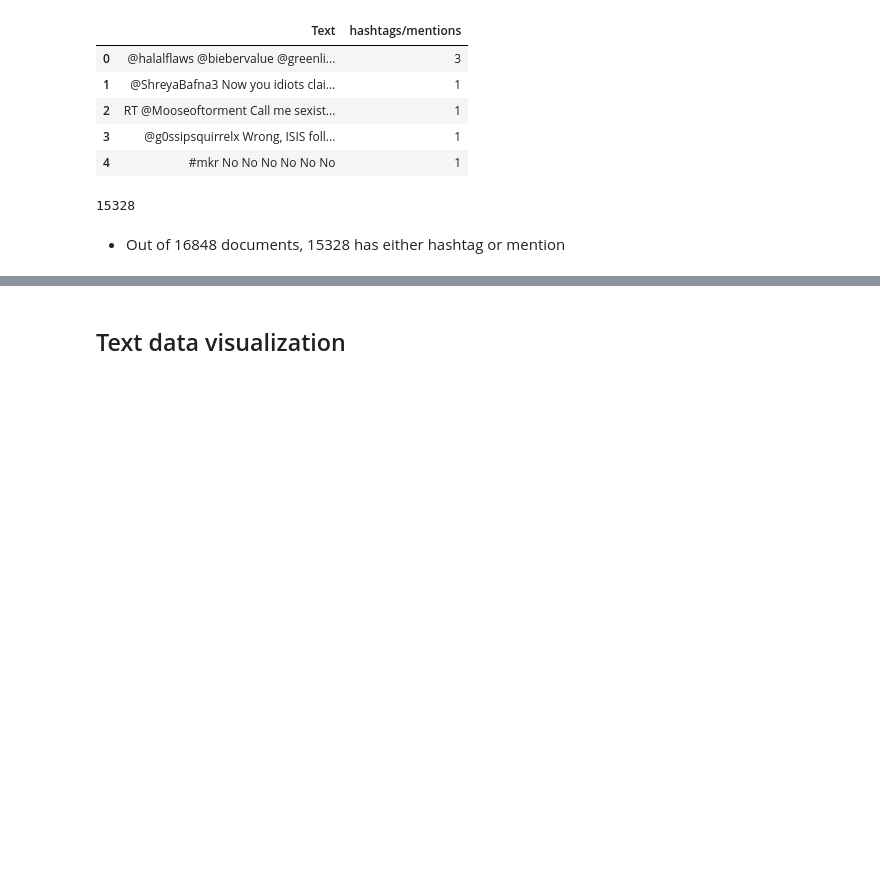
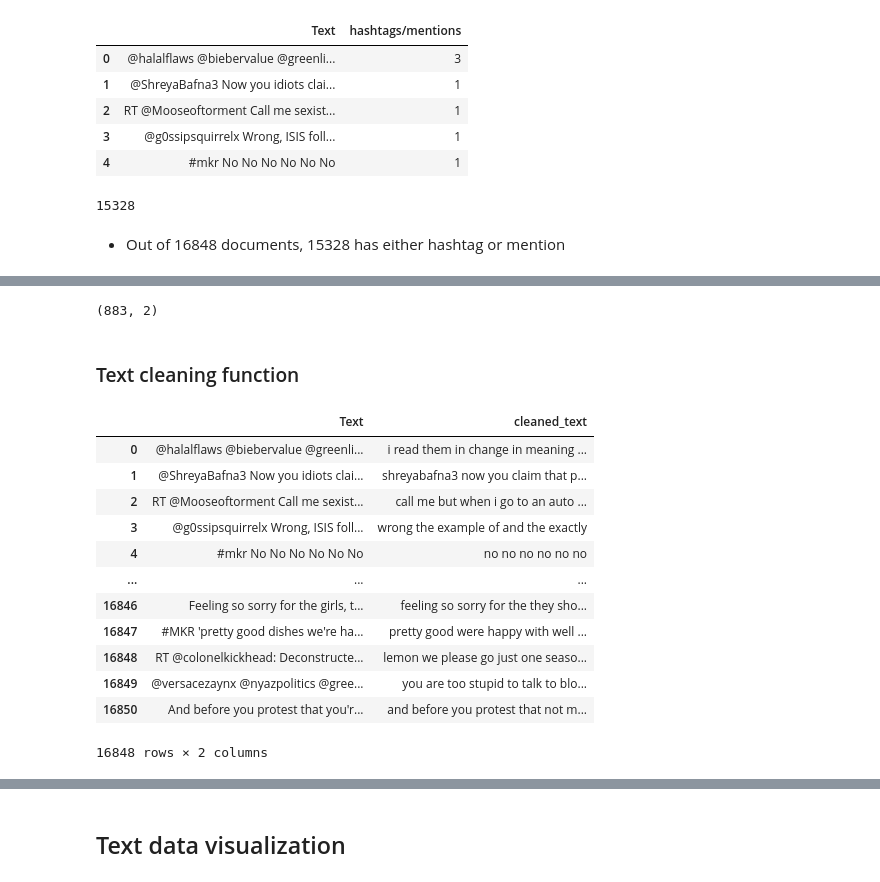
Before and after one commit to avikumart/Cyberbullying-Detection-NLP, a Jupyter notebook: cyberbullying-detection-nlp1.ipynb, the cells around one changed output, grey strips where cells are left out. Cells and saved outputs as stored; diff of their text form; code cells hidden in the pictures; blank space fills up the shorter version.

```diff
--- a/cyberbullying-detection-nlp1.ipynb
+++ b/cyberbullying-detection-nlp1.ipynb
@@ -185,3 +188,7 @@ ndf['hashtags/mentions'].loc[ndf['hashtags/mentions'] != 0].count()
 15328
 # %% [markdown]
 - Out of 16848 documents, 15328 has either hashtag or mention
+# %%
+# find the number of numerics
+ndf['numerics'] = ndf['Text'].apply(lambda x: len([x for x in x.split() if x.isdigit()]))
+ndf[['Text','numerics']].head()
@@ -187,0 +202,7 @@ ndf['hashtags/mentions'].loc[ndf['hashtags/mentions'] != 0].count()
+# %%
+# number of documents with digit char
+ndf[ndf['numerics'] != 0][['Text','numerics']].shape
+# %% [output]
+(883, 2)
+# %% [markdown]
+### Text cleaning function
@@ -187,0 +254,18 @@ ndf['hashtags/mentions'].loc[ndf['hashtags/mentions'] != 0].count()
+# %%
+# call the clean function to clean the the data
+ndf['cleaned_text'] = ndf['Text'].apply(lambda x: text_cleaning(x))
+ndf[['Text','cleaned_text']]
+# %% [output]
+|  | Text | cleaned_text |
+| 0 | @halalflaws @biebervalue @greenli... | i read them in change in meaning ... |
+| 1 | @ShreyaBafna3 Now you idiots clai... | shreyabafna3 now you claim that p... |
+| 2 | RT @Mooseoftorment Call me sexist... | call me but when i go to an auto ... |
+| 3 | @g0ssipsquirrelx Wrong, ISIS foll... | wrong the example of and the exactly |
+| 4 | #mkr No No No No No No | no no no no no no |
+| ... | ... | ... |
+| 16846 | Feeling so sorry for the girls, t... | feeling so sorry for the they sho... |
+| 16847 | #MKR 'pretty good dishes we're ha... | pretty good were happy with well ... |
+| 16848 | RT @colonelkickhead: Deconstructe... | lemon we please go just one seaso... |
+| 16849 | @versacezaynx @nyazpolitics @gree... | you are too stupid to talk to blo... |
+| 16850 | And before you protest that you'r... | and before you protest that not m... |
+16848 rows × 2 columns
```
Also changed, not shown: parts of 5 cells of this notebook.
